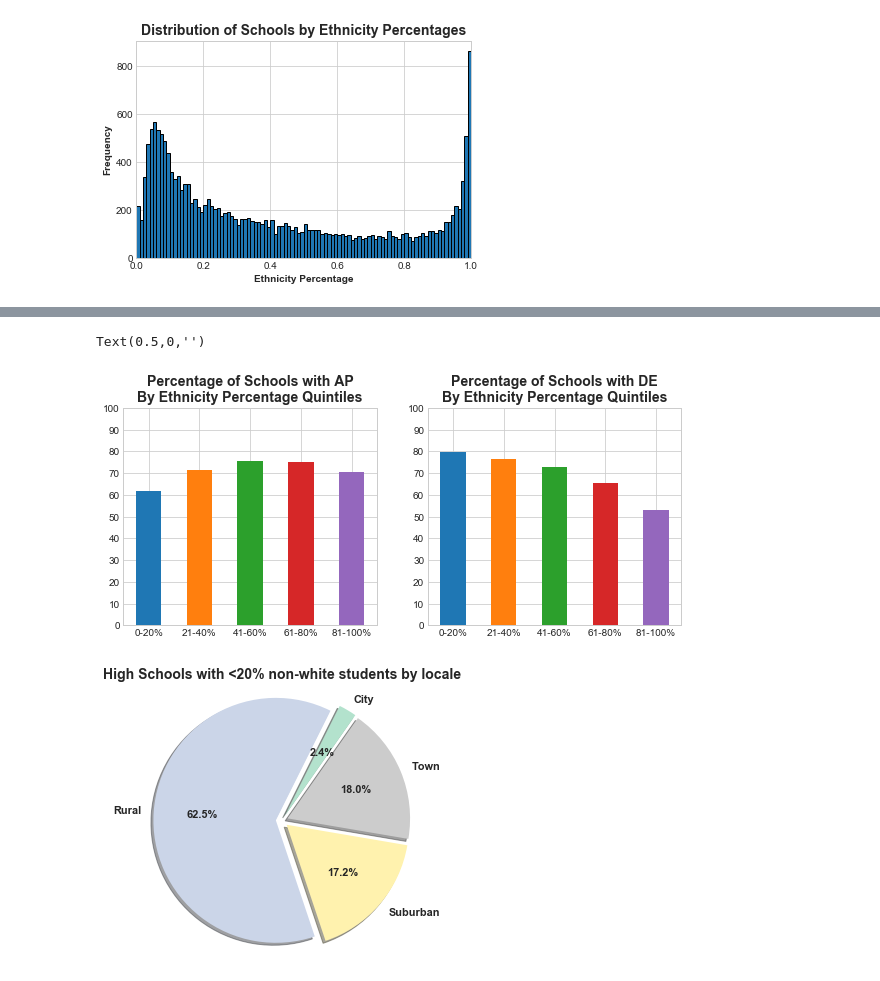
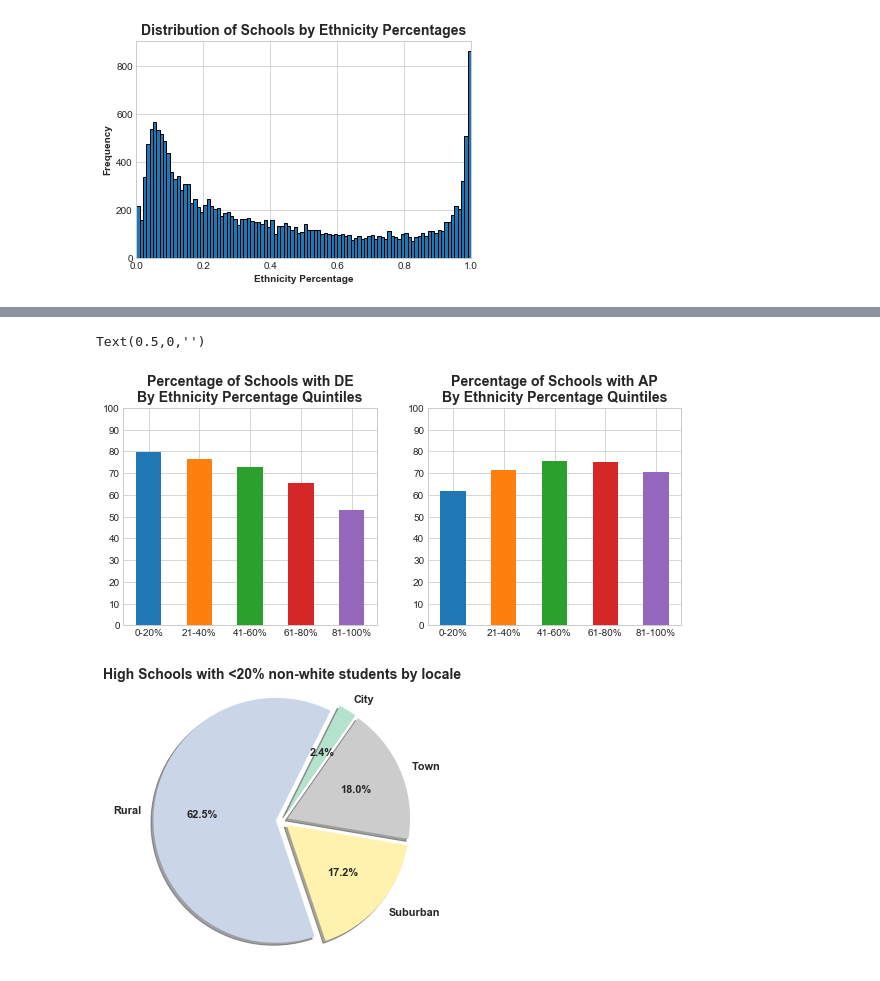
Before and after one commit to oconnoag/nacep_dual_enrollment_analysis, a Jupyter notebook: jupyter_notebooks/01_Flag_Analyses.ipynb, the cells around one changed output, grey strips where cells are left out. Cells and saved outputs as stored; diff of their text form; code cells hidden in the pictures.

```diff
--- a/jupyter_notebooks/01_Flag_Analyses.ipynb
+++ b/jupyter_notebooks/01_Flag_Analyses.ipynb
@@ -195,26 +214,26 @@ hs_by_eth
 | 81-100% | 3805 | 2021 | 53.1 | 2683 | 70.5 |
 # %%
 fig, (ax1, ax2) = plt.subplots(1,2, figsize = (10,4))
-plt.sca(ax1)
-hs_by_eth.plot.bar(y = 'AP Offering Rate', ax = ax1)
+plt.sca(ax2)
+hs_by_eth.plot.bar(y = 'AP Offering Rate', ax = ax2)
 plt.legend([])
 plt.title('Percentage of Schools with AP\nBy Ethnicity Percentage Quintiles')
 plt.xticks(rotation = 0)
 plt.yticks(np.arange(0,110,10))
 plt.ylim([0,100])
 plt.xlabel('')
 
-plt.sca(ax2)
-hs_by_eth.plot.bar(y = 'DE Offering Rate', ax = ax2)
+plt.sca(ax1)
+hs_by_eth.plot.bar(y = 'DE Offering Rate', ax = ax1)
 plt.legend([])
 plt.title('Percentage of Schools with DE\nBy Ethnicity Percentage Quintiles')
 plt.xticks(rotation = 0)
 plt.yticks(np.arange(0,110,10))
 plt.ylim([0,100])
 plt.xlabel('')
 # %% [output]
 Text(0.5,0,'')
-[figure, old version]
+[figure, new version]
 # %%
 """Very high percentage non-minority schools by Locale"""
 eth_group1_locales = hs[hs.eth_quintile == 1].groupby('locale_group')['LEAID'].count().reset_index()
```
Also changed, not shown: parts of 23 cells of this notebook, 2 other files.
